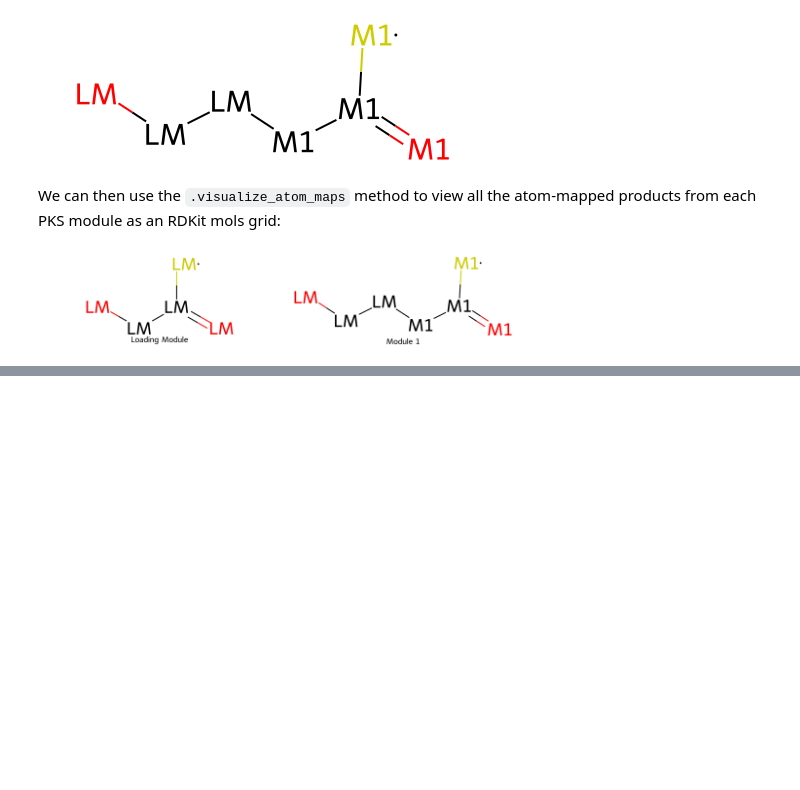
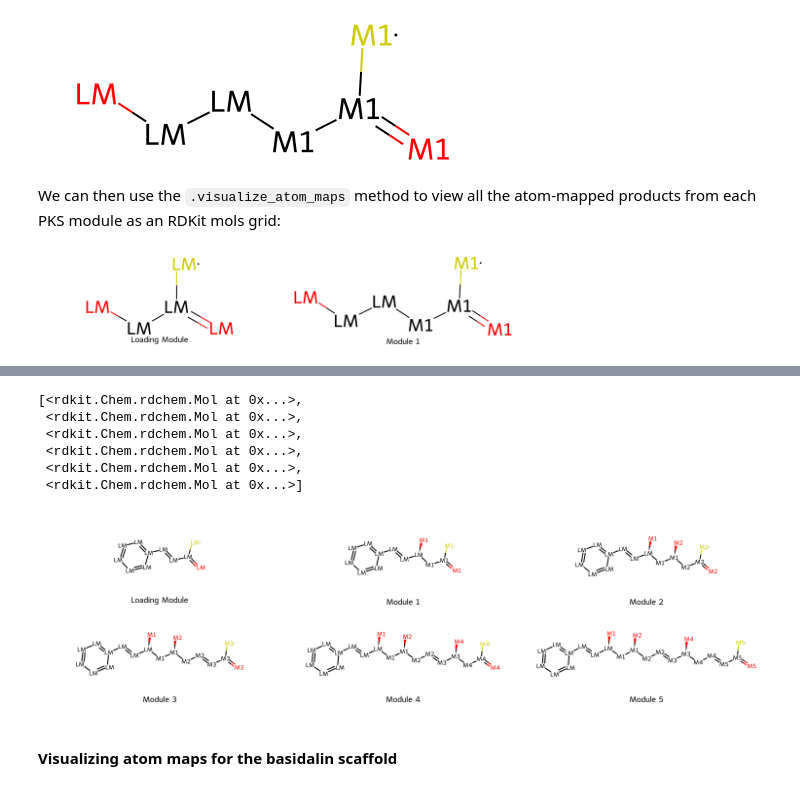
Before and after one commit to yashchainani21/RetroTideV2, a Jupyter notebook: notebooks/nb_03_More_PKS_atom_mapping_egs.ipynb, the cells around one changed output, grey strips where cells are left out. Cells and saved outputs as stored; diff of their text form; code cells hidden in the pictures; blank space fills up the shorter version.

```diff
--- a/notebooks/nb_03_More_PKS_atom_mapping_egs.ipynb
+++ b/notebooks/nb_03_More_PKS_atom_mapping_egs.ipynb
@@ -74,0 +178,16 @@ structureDB
+# %%
+cryptofolione_atom_maps = cluster.create_atom_maps(structureDB)
+cryptofolione_atom_maps
+# %% [output]
+[<rdkit.Chem.rdchem.Mol at 0x...>,
+ <rdkit.Chem.rdchem.Mol at 0x...>,
+ <rdkit.Chem.rdchem.Mol at 0x...>,
+ <rdkit.Chem.rdchem.Mol at 0x...>,
+ <rdkit.Chem.rdchem.Mol at 0x...>,
+ <rdkit.Chem.rdchem.Mol at 0x...>]
+# %%
+cluster.visualize_atom_maps(cryptofolione_atom_maps)
+# %% [output]
+[figure, added]
+# %% [markdown]
+#### Visualizing atom maps for the basidalin scaffold
```
Also changed, not shown: parts of 57 cells of this notebook.
